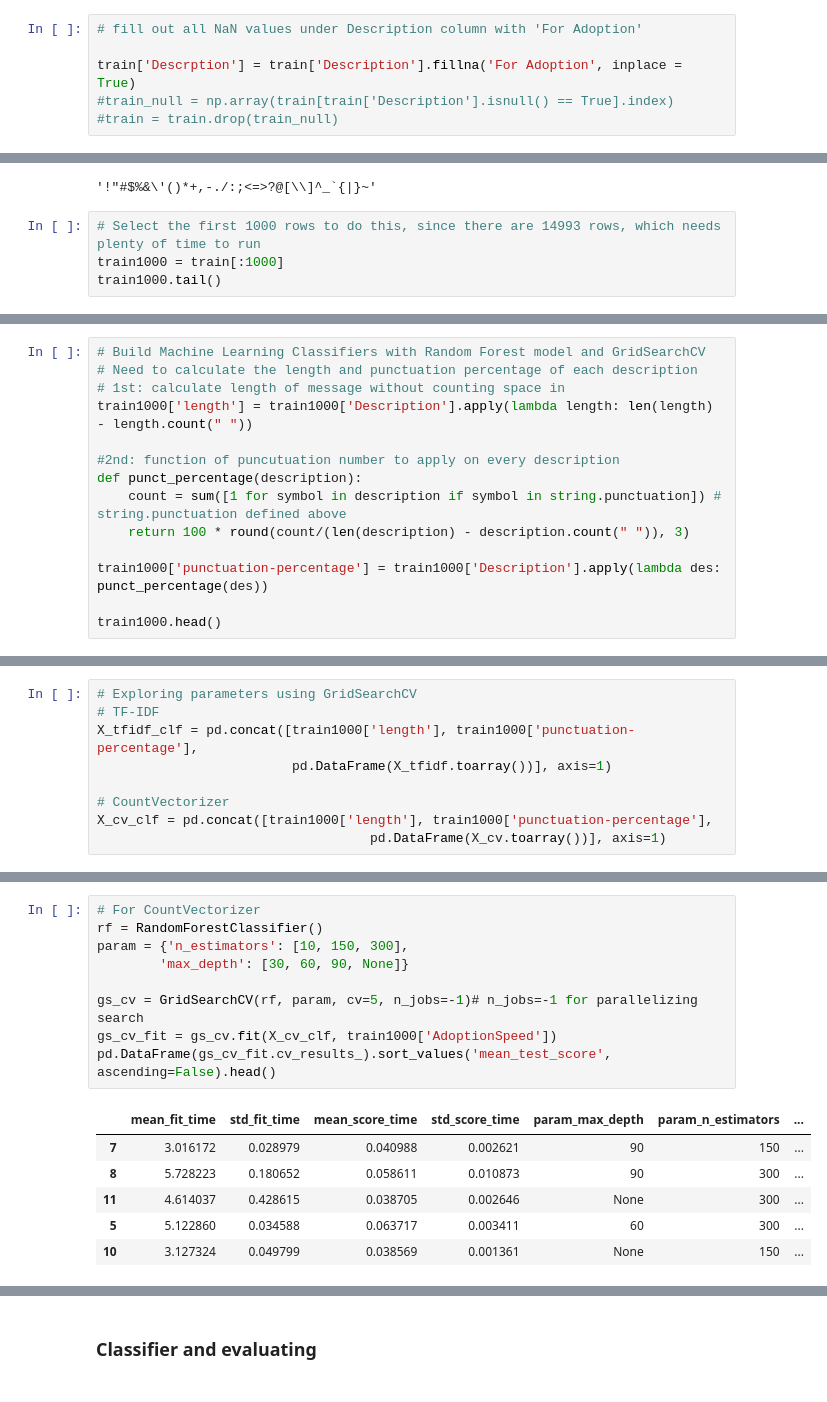
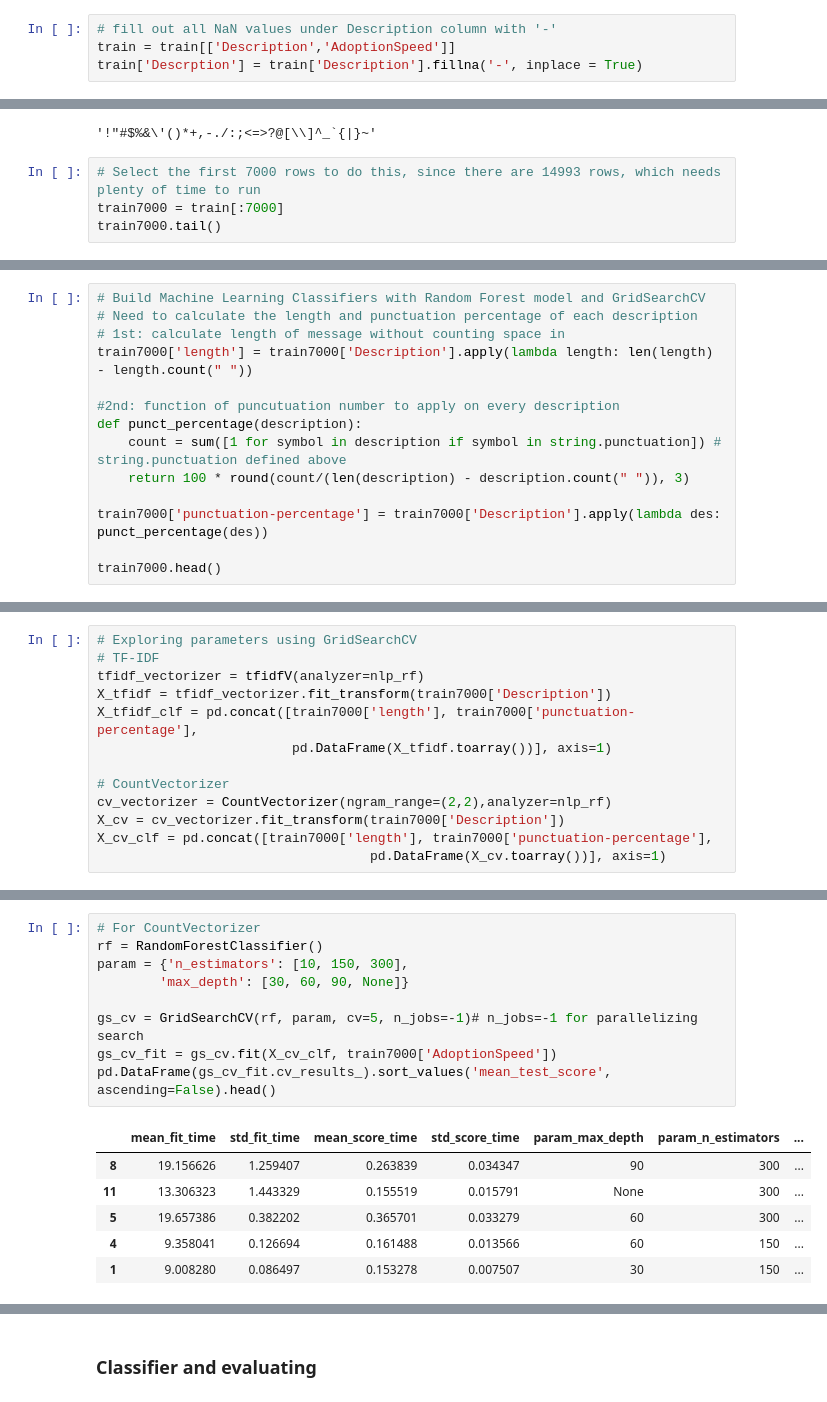
Before and after one commit to juew72/pet-adoptionspeed, a Jupyter notebook: NLP.ipynb, the cells around one changed output, grey strips where cells are left out. Drawn from its saved outputs; the diff is of its cells as text.

```diff
--- a/NLP.ipynb
+++ b/NLP.ipynb
@@ -46,11 +46,9 @@ df = pd.read_csv('Data/cleaned-data.csv')
 train = pd.read_csv('Data/cleaned-train.csv')
 test = pd.read_csv('Data/cleaned-test.csv')
 # %%
-# fill out all NaN values under Description column with 'For Adoption'
-
-train['Descrption'] = train['Description'].fillna('For Adoption', inplace = True)
-#train_null = np.array(train[train['Description'].isnull() == True].index)
-#train = train.drop(train_null)
+# fill out all NaN values under Description column with '-'
+train = train[['Description','AdoptionSpeed']]
+train['Descrption'] = train['Description'].fillna('-', inplace = True)
 # %% [markdown]
 ## Word Clouds
 # %%
@@ -249,7 +217,7 @@ string.punctuation
 # %% [output]
 '!"#$%&\'()*+,-./:;<=>?@[\\]^_`{|}~'
 # %%
-# Select the first 1000 rows to do this, since there are 14993 rows, which needs plenty of time to run
-train1000 = train[:1000]
-train1000.tail()
+# Select the first 7000 rows to do this, since there are 14993 rows, which needs plenty of time to run
+train7000 = train[:7000]
+train7000.tail()
 # %% [output]
@@ -332,16 +271,16 @@ Xdf_tfidf.head(10)
 # Build Machine Learning Classifiers with Random Forest model and GridSearchCV
 # Need to calculate the length and punctuation percentage of each description
 # 1st: calculate length of message without counting space in
-train1000['length'] = train1000['Description'].apply(lambda length: len(length) - length.count(" "))
+train7000['length'] = train7000['Description'].apply(lambda length: len(length) - length.count(" "))
 
 #2nd: function of puncutuation number to apply on every description
 def punct_percentage(description):
     count = sum([1 for symbol in description if symbol in string.punctuation]) # string.punctuation defined above
     return 100 * round(count/(len(description) - description.count(" ")), 3)
 
-train1000['punctuation-percentage'] = train1000['Description'].apply(lambda des: punct_percentage(des))
+train7000['punctuation-percentage'] = train7000['Description'].apply(lambda des: punct_percentage(des))
 
-train1000.head()
+train7000.head()
 # %% [output]
 A value is trying to be set on a copy of a slice from a DataFrame.
 Try using .loc[row_indexer,col_indexer] = value instead
@@ -362,9 +301,13 @@ See the caveats in the documentation: http://pandas.pydata.org/pandas-docs/stabl
 # %%
 # Exploring parameters using GridSearchCV
 # TF-IDF
-X_tfidf_clf = pd.concat([train1000['length'], train1000['punctuation-percentage'],
+tfidf_vectorizer = tfidfV(analyzer=nlp_rf)
+X_tfidf = tfidf_vectorizer.fit_transform(train7000['Description'])
+X_tfidf_clf = pd.concat([train7000['length'], train7000['punctuation-percentage'],
                          pd.DataFrame(X_tfidf.toarray())], axis=1)
 
 # CountVectorizer
-X_cv_clf = pd.concat([train1000['length'], train1000['punctuation-percentage'],
+cv_vectorizer = CountVectorizer(ngram_range=(2,2),analyzer=nlp_rf)
+X_cv = cv_vectorizer.fit_transform(train7000['Description'])
+X_cv_clf = pd.concat([train7000['length'], train7000['punctuation-percentage'],
                                    pd.DataFrame(X_cv.toarray())], axis=1)
@@ -373,18 +314,18 @@ X_cv_clf = pd.concat([train1000['length'], train1000['punctuation-percentage'],
 # %%
 # For CountVectorizer
 rf = RandomForestClassifier()
 param = {'n_estimators': [10, 150, 300],
         'max_depth': [30, 60, 90, None]}
 
 gs_cv = GridSearchCV(rf, param, cv=5, n_jobs=-1)# n_jobs=-1 for parallelizing search
-gs_cv_fit = gs_cv.fit(X_cv_clf, train1000['AdoptionSpeed'])
+gs_cv_fit = gs_cv.fit(X_cv_clf, train7000['AdoptionSpeed'])
 pd.DataFrame(gs_cv_fit.cv_results_).sort_values('mean_test_score', ascending=False).head()
 # %% [output]
 |  | mean_fit_time | std_fit_time | mean_score_time | std_score_time | param_max_depth | param_n_estimators | ... |
-| 7 | 3.016172 | 0.028979 | 0.040988 | 0.002621 | 90 | 150 | ... |
-| 8 | 5.728223 | 0.180652 | 0.058611 | 0.010873 | 90 | 300 | ... |
-| 11 | 4.614037 | 0.428615 | 0.038705 | 0.002646 | None | 300 | ... |
-| 5 | 5.122860 | 0.034588 | 0.063717 | 0.003411 | 60 | 300 | ... |
-| 10 | 3.127324 | 0.049799 | 0.038569 | 0.001361 | None | 150 | ... |
+| 8 | 19.156626 | 1.259407 | 0.263839 | 0.034347 | 90 | 300 | ... |
+| 11 | 13.306323 | 1.443329 | 0.155519 | 0.015791 | None | 300 | ... |
+| 5 | 19.657386 | 0.382202 | 0.365701 | 0.033279 | 60 | 300 | ... |
+| 4 | 9.358041 | 0.126694 | 0.161488 | 0.013566 | 60 | 150 | ... |
+| 1 | 9.008280 | 0.086497 | 0.153278 | 0.007507 | 30 | 150 | ... |
 5 rows × 22 columns
 # %% [markdown]
```
Also changed, not shown: parts of 30 cells of this notebook, 3 other files.
